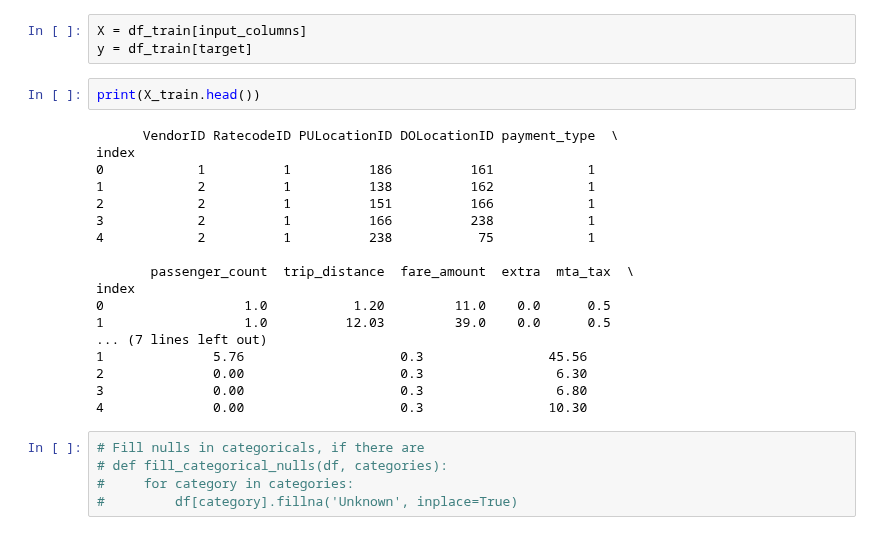
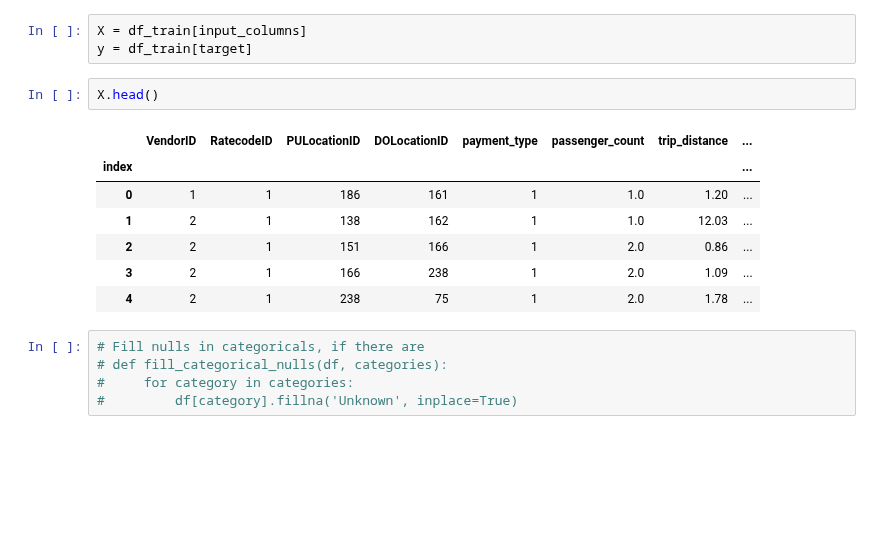
Before and after one commit to justinwhatley/interpretability_experiment, a Jupyter notebook: nn_interpretability.ipynb, the cells around one changed output. Drawn from its saved outputs; the diff is of its cells as text; blank space fills up the shorter version.

```diff
--- a/nn_interpretability.ipynb
+++ b/nn_interpretability.ipynb
@@ -137,26 +133,16 @@ df_train = concatenate(dfs)
 # %%
 X = df_train[input_columns]
 y = df_train[target]
-# %%
-print(X_train.head())
-# %% [output]
-      VendorID RatecodeID PULocationID DOLocationID payment_type  \
-index
-0            1          1          186          161            1
-1            2          1          138          162            1
-2            2          1          151          166            1
-3            2          1          166          238            1
-4            2          1          238           75            1
-
-       passenger_count  trip_distance  fare_amount  extra  mta_tax  \
-index
-0                  1.0           1.20         11.0    0.0      0.5
-1                  1.0          12.03         39.0    0.0      0.5
-... (7 lines left out)
-1              5.76                    0.3                45.56
-2              0.00                    0.3                 6.30
-3              0.00                    0.3                 6.80
-4              0.00                    0.3                10.30
+# %%
+X.head()
+# %% [output]
+|  | VendorID | RatecodeID | PULocationID | DOLocationID | payment_type | passenger_count | trip_distance | ... |
+| index |  |  |  |  |  |  |  | ... |
+| 0 | 1 | 1 | 186 | 161 | 1 | 1.0 | 1.20 | ... |
+| 1 | 2 | 1 | 138 | 162 | 1 | 1.0 | 12.03 | ... |
+| 2 | 2 | 1 | 151 | 166 | 1 | 2.0 | 0.86 | ... |
+| 3 | 2 | 1 | 166 | 238 | 1 | 2.0 | 1.09 | ... |
+| 4 | 2 | 1 | 238 | 75 | 1 | 2.0 | 1.78 | ... |
 # %%
 # Fill nulls in categoricals, if there are
 # def fill_categorical_nulls(df, categories):
```
Also changed, not shown: parts of 26 cells of this notebook.
